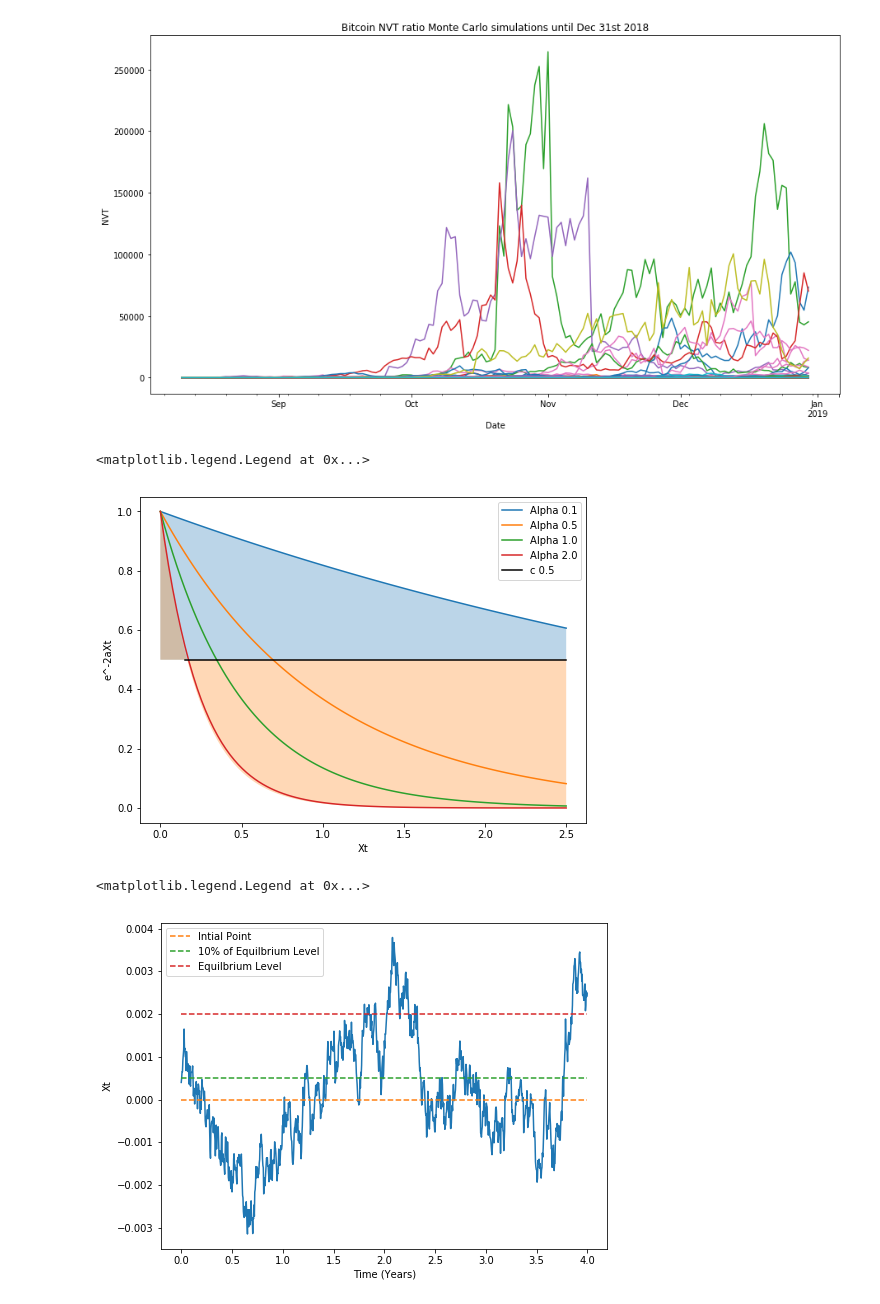
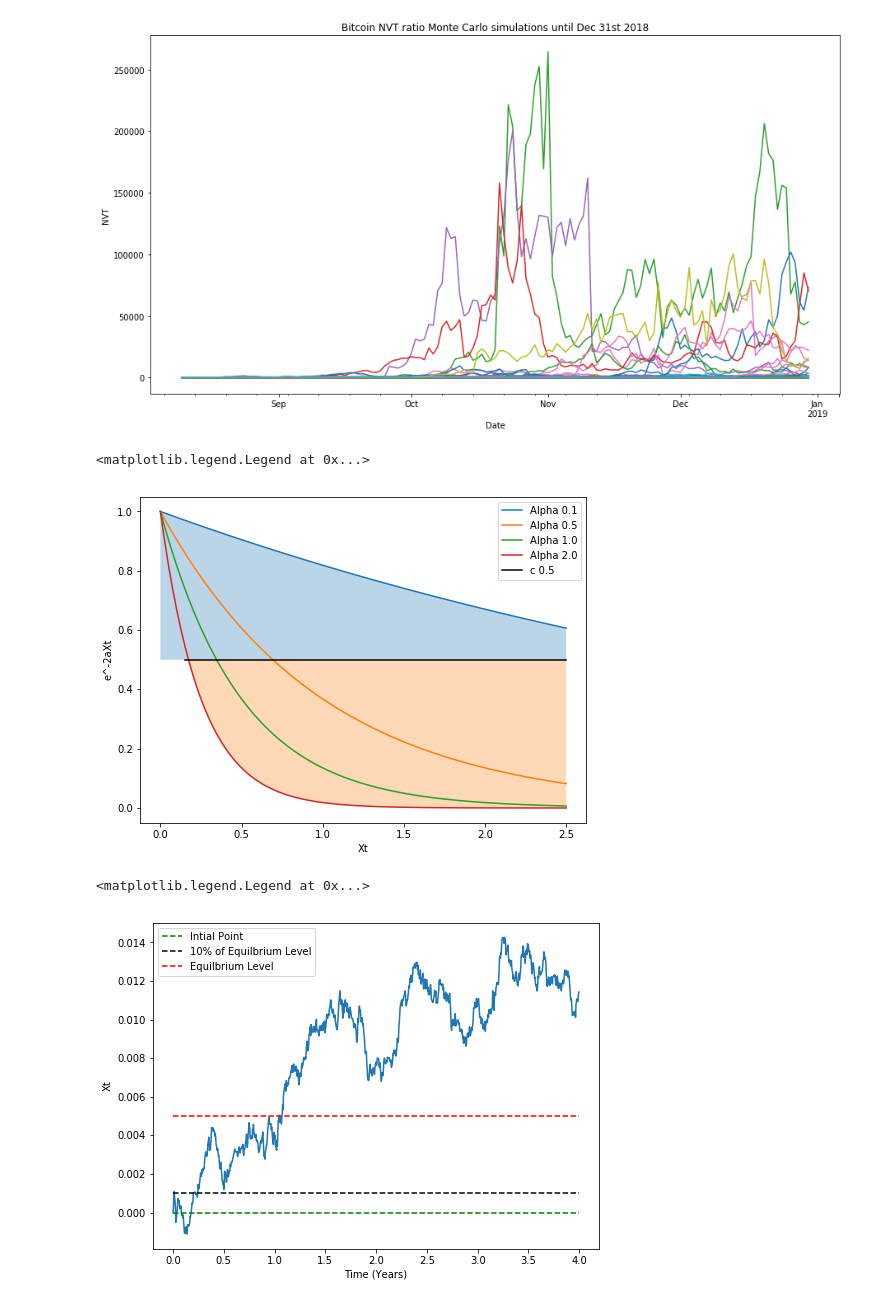
Before and after one commit to sunny2309/projects, a Jupyter notebook: bitcoin_analysis/bitcoin_analysis.ipynb, the cells around one changed output. Drawn from its saved outputs; the diff is of its cells as text; code cells hidden in the pictures.

```diff
--- a/bitcoin_analysis/bitcoin_analysis.ipynb
+++ b/bitcoin_analysis/bitcoin_analysis.ipynb
@@ -312,21 +312,21 @@ c = 0.5
 for alpha in [0.1, 0.5, 1.0, 2.0]:
     plt.plot(Xt,np.exp(Xt*alpha*-2),label='Alpha %s'%alpha)
 t = zip(Xt,np.exp(Xt*alpha*-2))
-location = [j for j,i in enumerate(t) if  str(i[1])[:3] == '0.5']
+location = [(j,i) for j,i in enumerate(t) if  str(i[1])[:3] == '0.5']
 #print(location)
-plt.plot(Xt[location[0]:],[c]*len(Xt[location[0]:]),color='black',label='c %s'%c)
+plt.plot(Xt[location[0][0]:],[c]*len(Xt[location[0][0]:]),color='black',label='c %s'%c)
 
-y2 = len(Xt)*[c]
+y2 = np.array(len(Xt)*[c])
 upper = zip(Xt,np.exp(Xt*2.1*-2))
 
-plt.fill_between(Xt, np.exp(Xt*0.1*-2), y2,alpha=0.3)
-plt.fill_between(Xt, y2, np.exp(Xt*2.1*-2),alpha=0.3)
+plt.fill_between(Xt, y2 ,np.exp(Xt*0.1*-2), alpha=0.3)
+plt.fill_between(Xt, y2, np.exp(Xt*2.0*-2), where= Xt > location[0][1][0], alpha=0.3)
 plt.xlabel('Xt')
 plt.ylabel('e^-2aXt')
 plt.legend(loc='best')
 # %% [output]
 <matplotlib.legend.Legend at 0x...>
-[figure, old version]
+[figure, new version]
 # %%
 def get_brownian(n):
     # Process parameters
@@ -342,7 +342,7 @@ def get_brownian(n):
     return Wt
 # %%
 def get_series():
-    dt = 1.0 / (250.0)
+    dt = 1.0 / 250.0
     tim = np.arange(0.0,4.0,dt)
     alpha = 1.0
     eta = 0.1
@@ -351,19 +351,28 @@ def get_series():
     dWt = get_brownian(len(tim))
 
     for i in range(1000):
-        dXt = (eta * (np.exp(-2.0 * alpha * Xt[i])) * dt) + dWt[i]
-        Xt[i] = dXt
-    return Xt
+        t = np.exp(-2.0 * alpha * Xt[i]) - c
+        dXt = (eta * t * dt) + dWt[i]
+        #if str(t)[:3] == '0.5':
+        #    eq = dXt
+            #print(eq)
+        #if str(t)[:4] == '0.05':
+        #    eq10 = dXt
+            #print(eq10)
+        Xt[i+1] = dXt
+    return Xt#,eq,eq10
 # %%
-Xt = get_series()
+#Xt,eq,eq10 = get_series()
+Xt = np.array(get_series())
 fig = plt.figure(figsize=(8,6))
 plt.plot(tim,Xt[:len(tim)])
-plt.plot(tim, len(tim)*[0.0],linestyle='dashed',label='Intial Point')
-plt.plot(tim, len(tim)*[0.0005],linestyle='dashed',label = '10% of Equilbrium Level')
-plt.plot(tim, len(tim)*[0.002],linestyle='dashed',label = 'Equilbrium Level')
+plt.plot(tim, len(tim)*[0.0],linestyle='dashed',label='Intial Point',color='green')
+
+plt.plot(tim, len(tim)*[0.001],linestyle='dashed',label = '10% of Equilbrium Level',color='black')
+plt.plot(tim, len(tim)*[0.005],linestyle='dashed',label = 'Equilbrium Level',color='red')
 plt.xlabel('Time (Years)')
 plt.ylabel('Xt')
 plt.legend(loc='best')
 # %% [output]
 <matplotlib.legend.Legend at 0x...>
-[figure, old version]
+[figure, new version]
```
Also changed, not shown: parts of 2 cells of this notebook, 2 other files.
